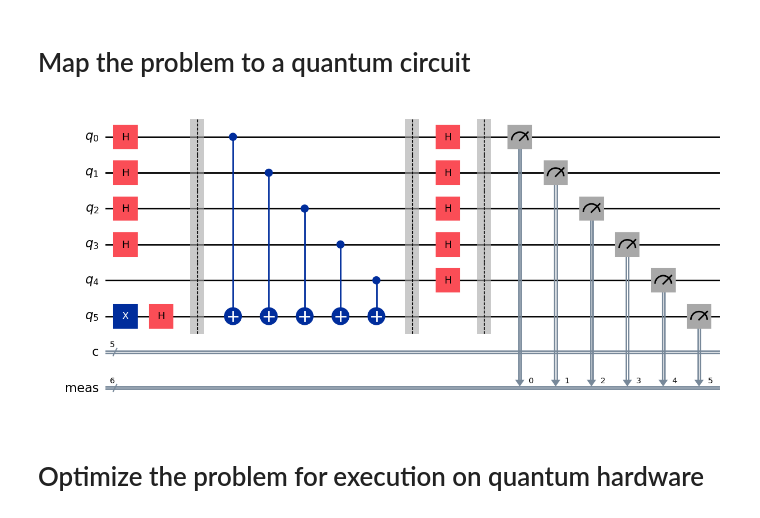
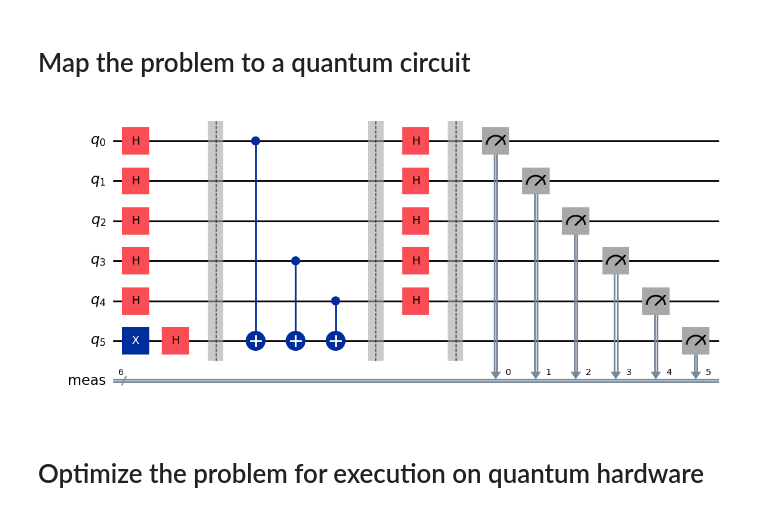
Before and after one commit to MohammedBakr44/Bernstien-Vazirani, a Jupyter notebook: bv.ipynb, the cells around one changed output. Saved outputs shown, nothing was run; the diff lists cells and outputs as text; code cells hidden in the pictures.

```diff
--- a/bv.ipynb
+++ b/bv.ipynb
@@ -8,40 +8,39 @@ service = QiskitRuntimeService()
 from qiskit import QuantumCircuit
 from random import randint
 n = 5 # number of bits
-qc = QuantumCircuit(n+1, n) # circuit init with an extra Auxiliary qubit
+qc = QuantumCircuit(n+1) # circuit init with an extra Auxiliary qubit
 
 # initialise Oracle
 
-for i in range(0, n-1):
+for i in range(0, n):
     qc.h(i)
 
 def oracle(circuit, n):
     hidden_bits = randint(0,2**n-1) # random n-digit number
     hidden_bits = format(hidden_bits,'0'+str(n)+'b') # binary convert
     circuit.barrier()
     for i in range(n):
-        if hidden_bits[i] == 0:
+        if hidden_bits[i] == '0':
             pass
-        elif hidden_bits[1] == '1':
+        elif hidden_bits[i] == '1':
             circuit.cx(i, n)
     circuit.barrier()
 
     return circuit, hidden_bits
 
 qc.x(n)
 qc.h(n)
 
 circuit, hidden_bits = oracle(qc, n)
 
 for i in range(n):
     circuit.h(i)
 
-
 circuit.measure_all()
 
 circuit.draw(output="mpl")
 # %% [output]
-[figure, old version]
+[figure, new version]
 # %%
 from qiskit.quantum_info import SparsePauliOp
 
```
Also changed, not shown: parts of 4 cells of this notebook.
